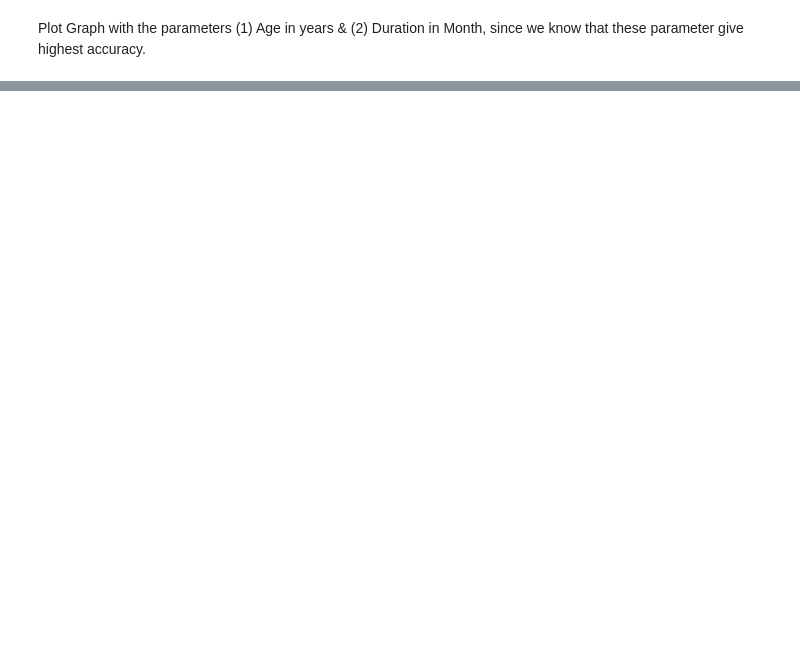
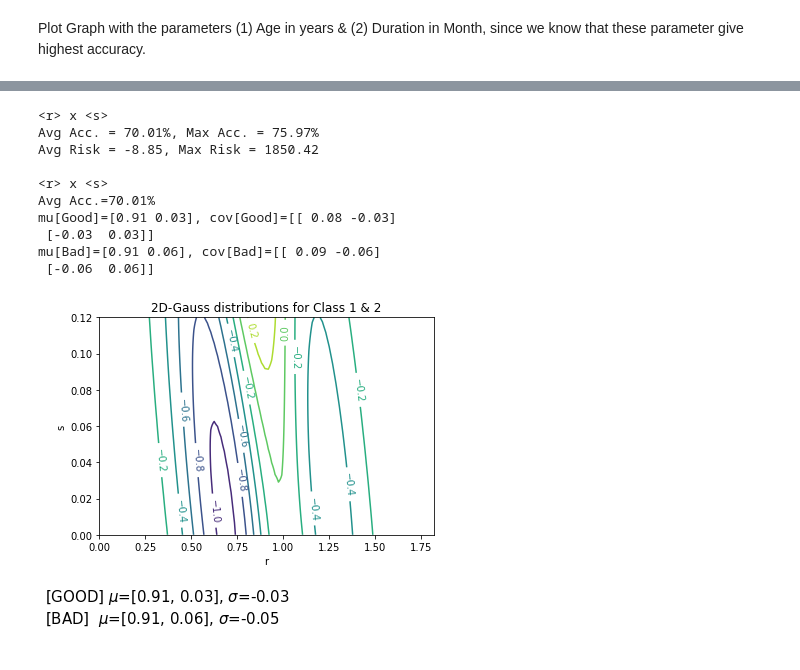
Before and after one commit to heuer-ja/CENG463-Machine-Learning, a Jupyter notebook: A01/CENG-463_A01.ipynb, the cells around one changed output, grey strips where cells are left out. Cells and saved outputs as stored; diff of their text form; code cells hidden in the pictures; blank space fills up the shorter version.

```diff
--- a/A01/CENG-463_A01.ipynb
+++ b/A01/CENG-463_A01.ipynb
@@ -153,8 +160,11 @@ df_numerical = pd.read_csv(
     delim_whitespace=True,
     header=None,
     names = [
-        'a','b','c','d','e','f','g','h','i','j','k','l','m','n','o','p','q','r','s','t','u','v','w','x',
-           COLS[Cols.ClassOutcome]]
+        'a','b','c','d','e',
+        'f','g','h','i','j',
+        'k','l','m','n','o',
+        'p','q','r','s','t',
+        'u','v','w','x', COLS[Cols.ClassOutcome]]
 )
 
 df_normal.head(3)
@@ -302,7 +315,7 @@ def plot_sample(df, top_attr, plot_scale):
 # %% [markdown]
 ## Model > Gradient Descent Algorithm
 # %%
-def routine_gradient_descent(df, columns, iterations, plot_scale):
+def routine_gradient_descent(df, columns, iterations):
     max_avg_acc = 0
     top_attr = []
 
@@ -317,18 +330,15 @@ def routine_gradient_descent(df, columns, iterations, plot_scale):
                         attr2 : df[attr2],
                         COLS[Cols.ClassOutcome] : df[COLS[Cols.ClassOutcome]]
             })
-            max_avg,mu,covma = gradient_descent(df_focus, iterations)
+            max_avg = gradient_descent(df_focus, iterations)
 
             if max_avg > max_avg_acc:
                 max_avg_acc = max_avg
                 top_attr = [attr1,attr2]
         print(f"=============Progress: {round((i+1)/len(columns),2)}==============")
 
-
+    # print attributes that gives best parameter (mu, cov) for the model
     print(f'Best Avg. Acc: {max_avg_acc} with features: <{top_attr[0]}> & <{top_attr[1]}>')
-
-    # plot distribution
-    plot_sample(df, top_attr, plot_scale)
 
 
 def gradient_descent(df, iterations):
@@ -403,7 +413,7 @@ def gradient_descent(df, iterations):
     acc_avg  = round((accuracy/iterations)*100,2)
     risk_avg = round((risk/iterations)*100,2)
     print(f"Avg Acc. = {acc_avg}%, Max Acc. = {round(max(accuracies)*100,2)}%\nAvg Risk = {risk_avg}, Max Risk = {round(max(risks)*100,2)}\n")
-    return acc_avg, muv_good, covma_good
+    return acc_avg, muv_good, covma_good, muv_bad, covma_bad
 # %% [markdown]
 # Execution
 # %% [markdown]
@@ -477,0 +524,44 @@ The highest accuracy (avg. acc ~ ) could be achieved with the numerical attribut
+# %%
+top_attr1 = 'r'
+top_attr2 = 's'
+
+df_rXs = pd.DataFrame({
+    top_attr1 : df_numerical[top_attr1],
+    top_attr2 : df_numerical[top_attr2],
+    COLS[Cols.ClassOutcome] : df_numerical[COLS[Cols.ClassOutcome]]
+})
+
+# run model again, but only for top attributes
+acc_avg,mu_g,covma_g, mu_b, covma_b = gradient_descent(
+    df=df_rXs,
+    iterations=500
+)
+
+mu_g = np.round(mu_g, 2)
+mu_b = np.round(mu_b, 2)
+covma_g = np.round(covma_g, 2)
+covma_b = np.round(covma_b, 2)
+
+print(f"<{top_attr1}> x <{top_attr2}>\nAvg Acc.={acc_avg}%\nmu[Good]={mu_g}, cov[Good]={covma_g}\nmu[Bad]={mu_b}, cov[Bad]={covma_b}")
+
+
+plot_sample(
+    df=df_numerical,
+    top_attr=[
+        'r',
+        's'
+    ],
+    plot_scale=2
+)
+# %% [output]
+<r> x <s>
+Avg Acc. = 70.01%, Max Acc. = 75.97%
+Avg Risk = -8.85, Max Risk = 1850.42
+
+<r> x <s>
+Avg Acc.=70.01%
+mu[Good]=[0.91 0.03], cov[Good]=[[ 0.08 -0.03]
+ [-0.03  0.03]]
+mu[Bad]=[0.91 0.06], cov[Bad]=[[ 0.09 -0.06]
+ [-0.06  0.06]]
+[figure, added]
```
Also changed, not shown: parts of 10 cells of this notebook.
